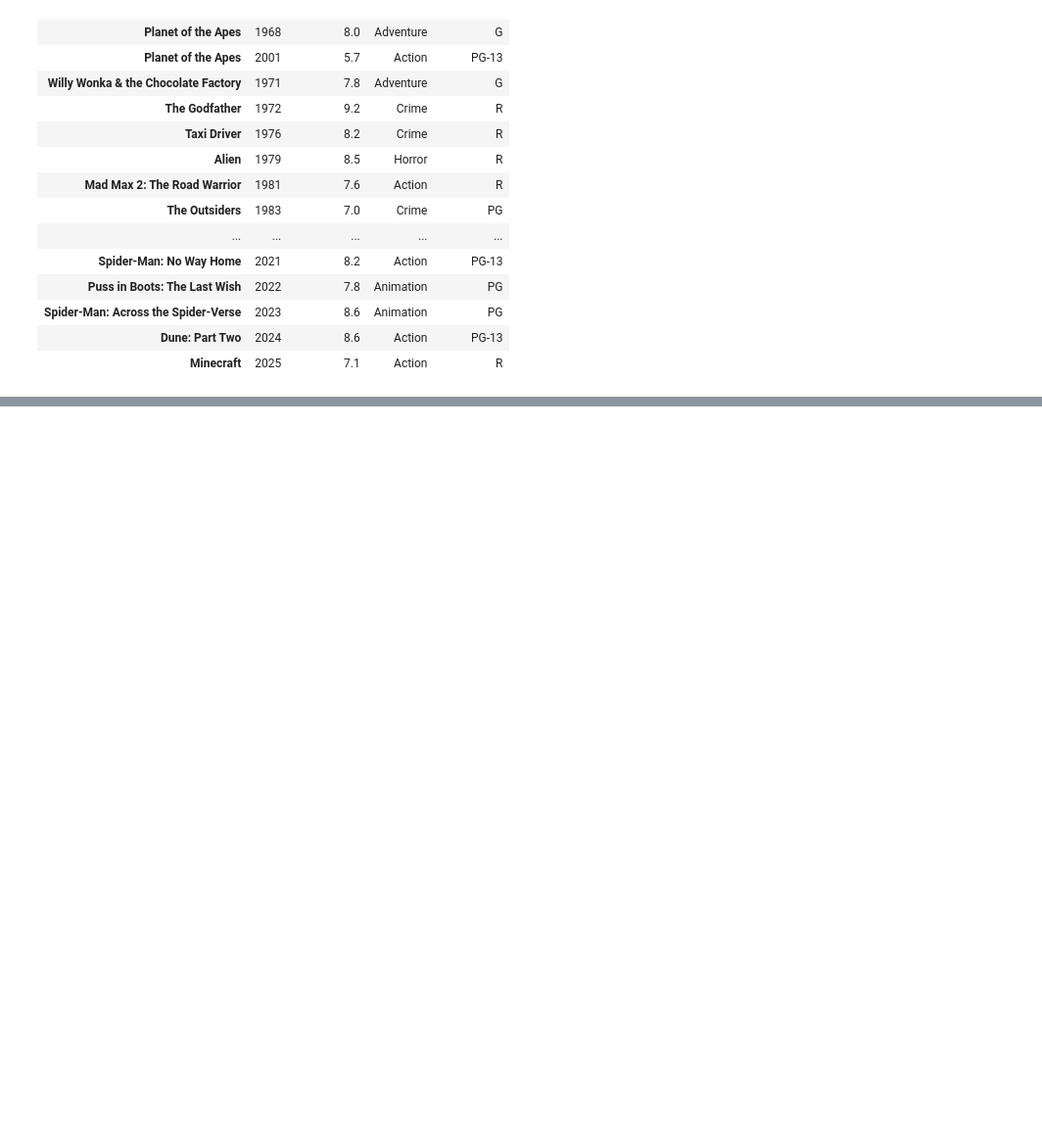
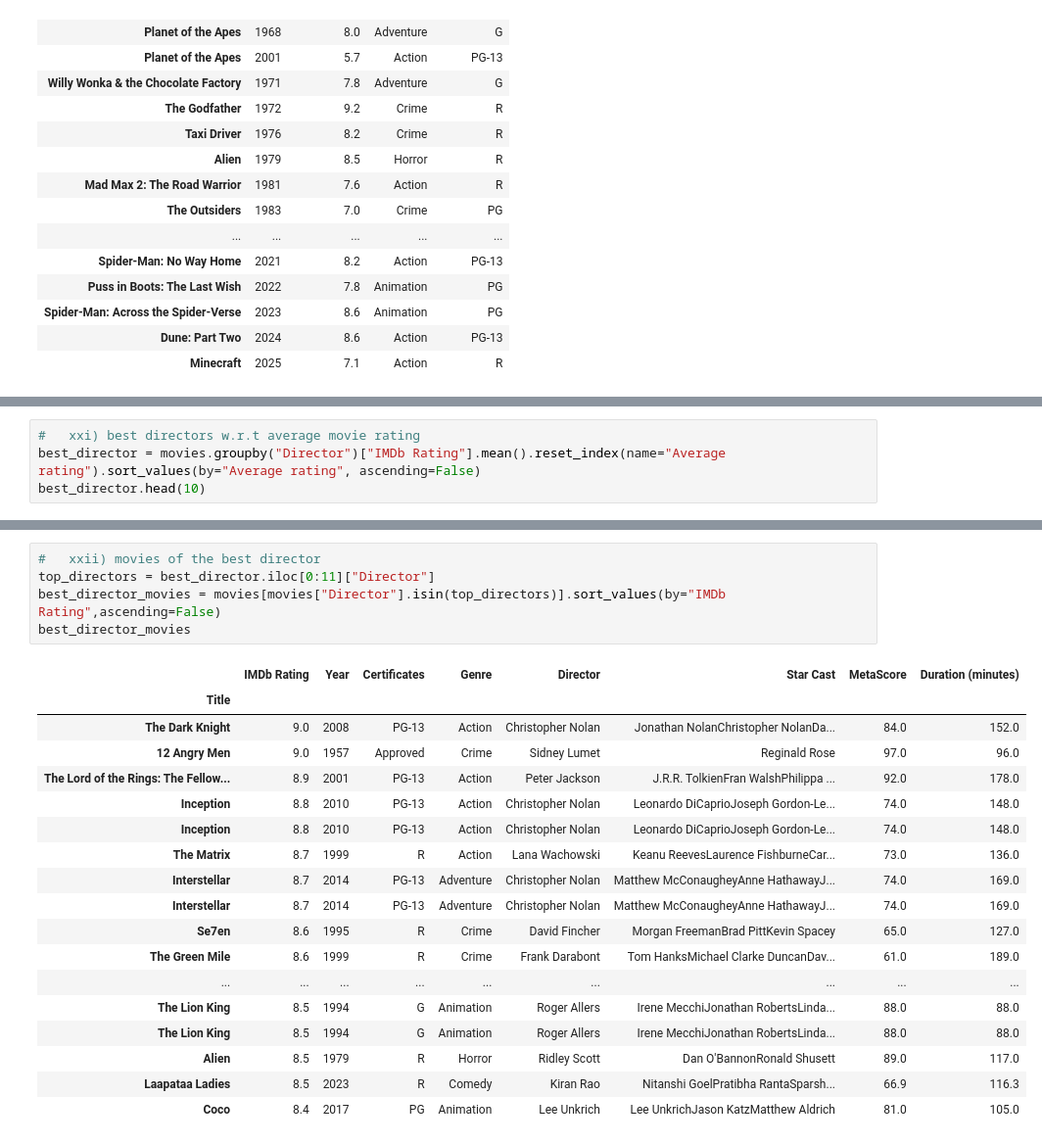
Before and after one commit to abdulmoi-z/Data_Science_Projects, a Jupyter notebook: Project_#_1/project_1_notebook.ipynb, the cells around one changed output, grey strips where cells are left out. Shown: that part at 98% size. Cells and saved outputs as stored; diff of their text form; blank space fills up the shorter version.

```diff
--- a/Project_#_1/project_1_notebook.ipynb
+++ b/Project_#_1/project_1_notebook.ipynb
@@ -512,0 +545,4 @@ highest_rated_per_year
+# %%
+#   xxi) best directors w.r.t average movie rating
+best_director = movies.groupby("Director")["IMDb Rating"].mean().reset_index(name="Average rating").sort_values(by="Average rating", ascending=False)
+best_director.head(10)
@@ -512,0 +561,24 @@ highest_rated_per_year
+# %%
+#   xxii) movies of the best director
+top_directors = best_director.iloc[0:11]["Director"]
+best_director_movies = movies[movies["Director"].isin(top_directors)].sort_values(by="IMDb Rating",ascending=False)
+best_director_movies
+# %% [output]
+|  | IMDb Rating | Year | Certificates | Genre | Director | Star Cast | MetaScore | Duration (minutes) |
+| Title |  |  |  |  |  |  |  |  |
+| The Dark Knight | 9.0 | 2008 | PG-13 | Action | Christopher Nolan | Jonathan NolanChristopher NolanDa... | 84.0 | 152.0 |
+| 12 Angry Men | 9.0 | 1957 | Approved | Crime | Sidney Lumet | Reginald Rose | 97.0 | 96.0 |
+| The Lord of the Rings: The Fellow... | 8.9 | 2001 | PG-13 | Action | Peter Jackson | J.R.R. TolkienFran WalshPhilippa ... | 92.0 | 178.0 |
+| Inception | 8.8 | 2010 | PG-13 | Action | Christopher Nolan | Leonardo DiCaprioJoseph Gordon-Le... | 74.0 | 148.0 |
+| Inception | 8.8 | 2010 | PG-13 | Action | Christopher Nolan | Leonardo DiCaprioJoseph Gordon-Le... | 74.0 | 148.0 |
+| The Matrix | 8.7 | 1999 | R | Action | Lana Wachowski | Keanu ReevesLaurence FishburneCar... | 73.0 | 136.0 |
+| Interstellar | 8.7 | 2014 | PG-13 | Adventure | Christopher Nolan | Matthew McConaugheyAnne HathawayJ... | 74.0 | 169.0 |
+| Interstellar | 8.7 | 2014 | PG-13 | Adventure | Christopher Nolan | Matthew McConaugheyAnne HathawayJ... | 74.0 | 169.0 |
+| Se7en | 8.6 | 1995 | R | Crime | David Fincher | Morgan FreemanBrad PittKevin Spacey | 65.0 | 127.0 |
+| The Green Mile | 8.6 | 1999 | R | Crime | Frank Darabont | Tom HanksMichael Clarke DuncanDav... | 61.0 | 189.0 |
+| ... | ... | ... | ... | ... | ... | ... | ... | ... |
+| The Lion King | 8.5 | 1994 | G | Animation | Roger Allers | Irene MecchiJonathan RobertsLinda... | 88.0 | 88.0 |
+| The Lion King | 8.5 | 1994 | G | Animation | Roger Allers | Irene MecchiJonathan RobertsLinda... | 88.0 | 88.0 |
+| Alien | 8.5 | 1979 | R | Horror | Ridley Scott | Dan O'BannonRonald Shusett | 89.0 | 117.0 |
+| Laapataa Ladies | 8.5 | 2023 | R | Comedy | Kiran Rao | Nitanshi GoelPratibha RantaSparsh... | 66.9 | 116.3 |
+| Coco | 8.4 | 2017 | PG | Animation | Lee Unkrich | Lee UnkrichJason KatzMatthew Aldrich | 81.0 | 105.0 |
```
Also changed, not shown: parts of 6 cells of this notebook, 1 other file.
